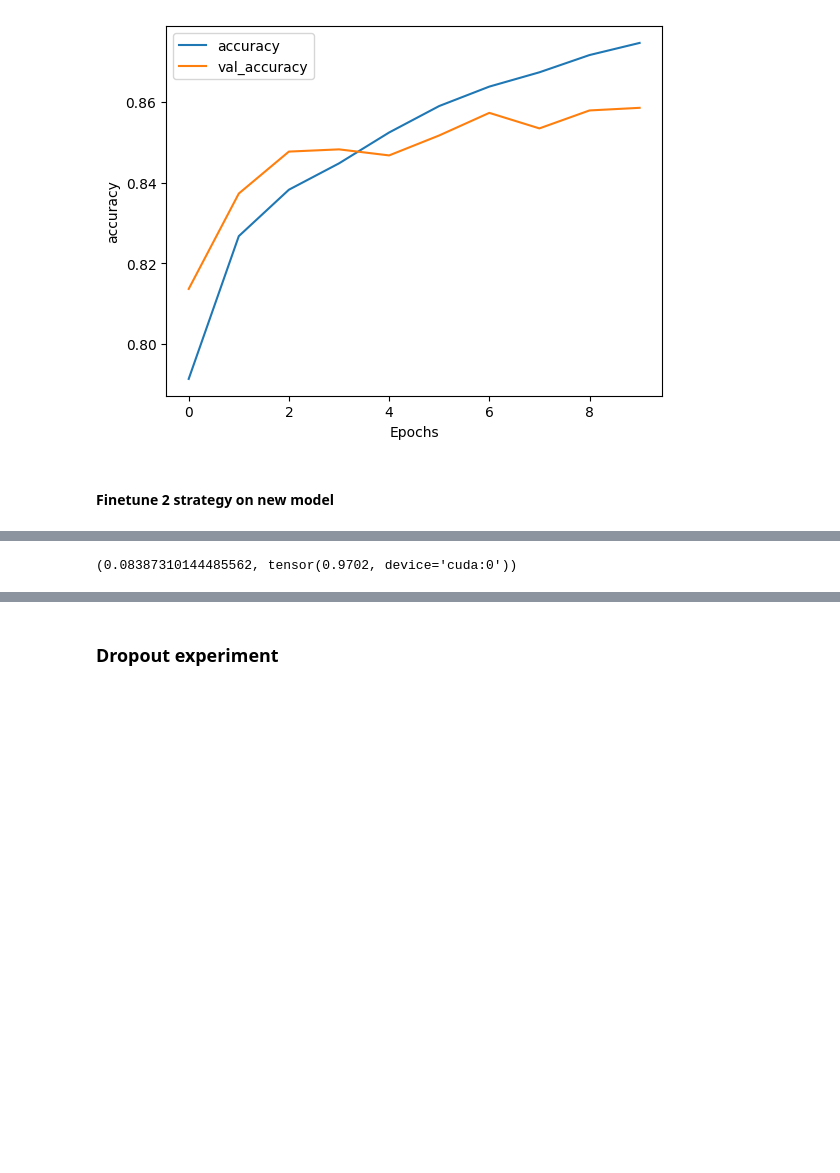
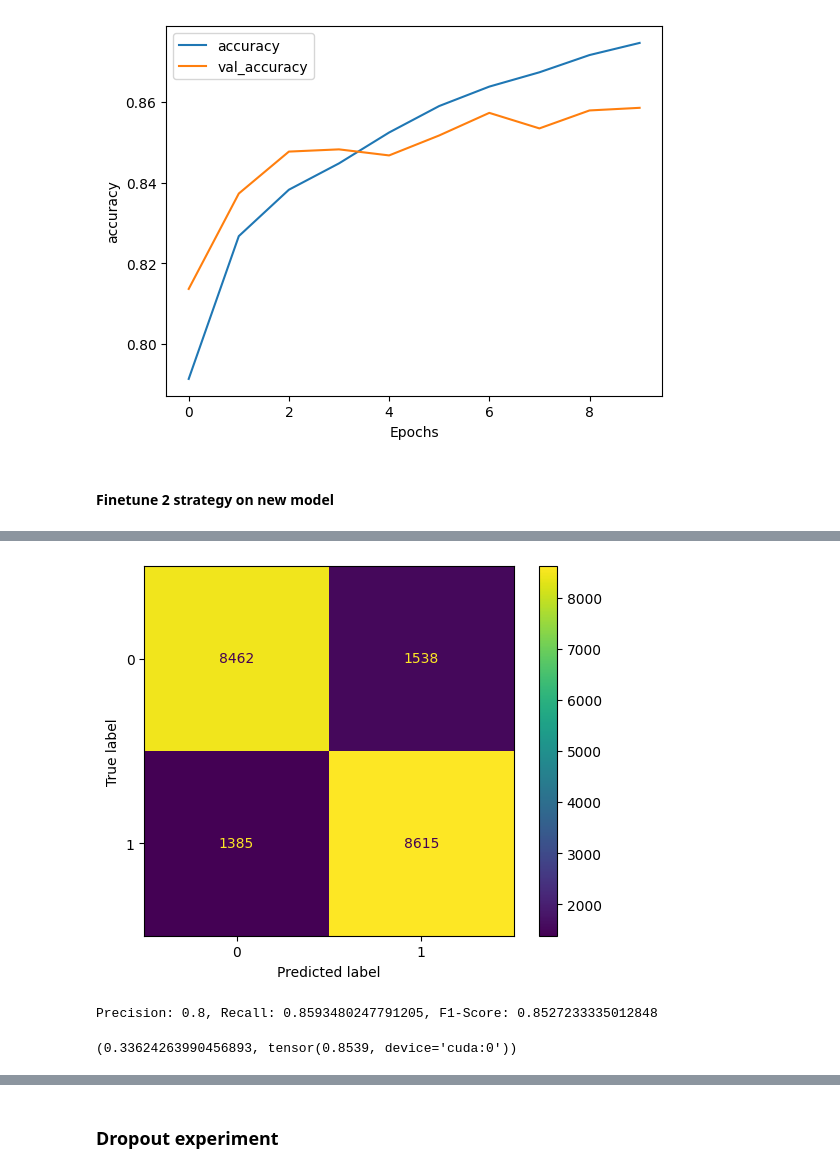
Before and after one commit to AngeloGalav/gauntlet, a Jupyter notebook: playground.ipynb, the cells around one changed output, grey strips where cells are left out. Cells and saved outputs as stored; diff of their text form; code cells hidden in the pictures; blank space fills up the shorter version.

```diff
--- a/playground.ipynb
+++ b/playground.ipynb
@@ -232,4 +235,5 @@ Accuracy: 97.0%, Avg loss: 0.092739
 # %%
-model_utils.test(test_dataloader, mod_resnet50, loss_fn, device)
+model_name = "best_ModResNet50_beefy.pth"
+model_utils.test(test_dataloader, mod_resnet50, loss_fn, device, model_name=model_name, visualize=True)
 # %% [output]
 Test Error:
@@ -237,4 +242,6 @@ Accuracy: 97.0%, Avg loss: 0.083873
+[figure, added]
-(0.08387310144485562, tensor(0.9702, device='cuda:0'))
+Precision: 0.8, Recall: 0.8593480247791205, F1-Score: 0.8527233335012848
+(0.33624263990456893, tensor(0.8539, device='cuda:0'))
 # %%
 if artifacts != None:
     losses, train_accs, test_accs = artifacts
```
Also changed, not shown: parts of 6 cells of this notebook, 3 other files.
